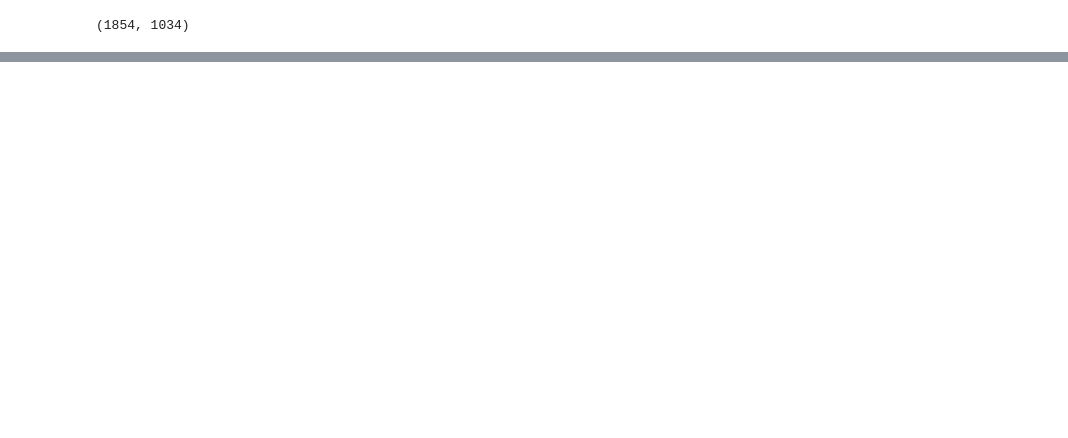
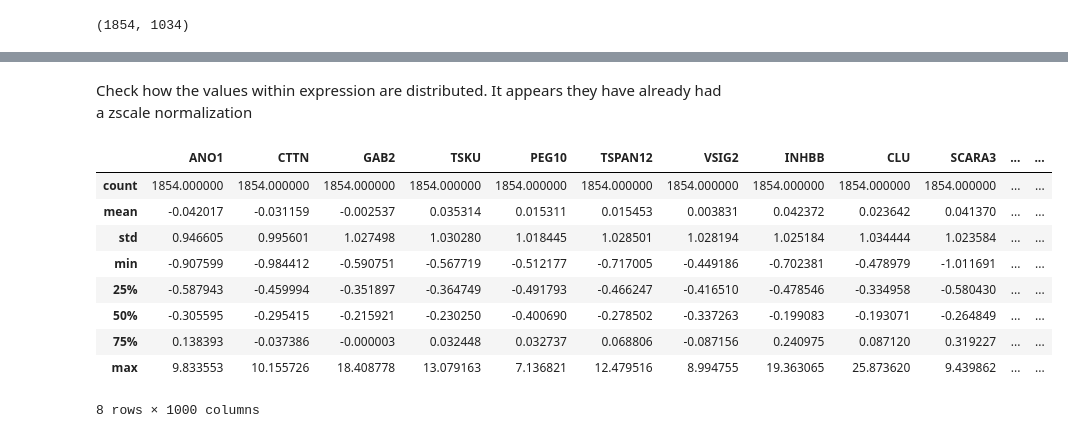
Before and after one commit to aaditya0106/cancer-dashboard, a Jupyter notebook: nciDataAnalysis.ipynb, the cells around one changed output, grey strips where cells are left out. Saved outputs shown, nothing was run; the diff lists cells and outputs as text; code cells hidden in the pictures; blank space fills up the shorter version.

```diff
--- a/nciDataAnalysis.ipynb
+++ b/nciDataAnalysis.ipynb
@@ -294,0 +311,4 @@ print(filtered_geneClinical2.shape)
+# %%
+# select only the columns with gene expression data
+df = filtered_geneClinical2.iloc[:, 1:1001]
+df.head()
@@ -294,0 +323,15 @@ print(filtered_geneClinical2.shape)
+# %% [markdown]
+Check how the values within expression are distributed. It appears they have already had a zscale normalization
+# %%
+df.describe()
+# %% [output]
+|  | ANO1 | CTTN | GAB2 | TSKU | PEG10 | TSPAN12 | VSIG2 | INHBB | CLU | SCARA3 | ... | ... |
+| count | 1854.000000 | 1854.000000 | 1854.000000 | 1854.000000 | 1854.000000 | 1854.000000 | 1854.000000 | 1854.000000 | 1854.000000 | 1854.000000 | ... | ... |
+| mean | -0.042017 | -0.031159 | -0.002537 | 0.035314 | 0.015311 | 0.015453 | 0.003831 | 0.042372 | 0.023642 | 0.041370 | ... | ... |
+| std | 0.946605 | 0.995601 | 1.027498 | 1.030280 | 1.018445 | 1.028501 | 1.028194 | 1.025184 | 1.034444 | 1.023584 | ... | ... |
+| min | -0.907599 | -0.984412 | -0.590751 | -0.567719 | -0.512177 | -0.717005 | -0.449186 | -0.702381 | -0.478979 | -1.011691 | ... | ... |
+| 25% | -0.587943 | -0.459994 | -0.351897 | -0.364749 | -0.491793 | -0.466247 | -0.416510 | -0.478546 | -0.334958 | -0.580430 | ... | ... |
+| 50% | -0.305595 | -0.295415 | -0.215921 | -0.230250 | -0.400690 | -0.278502 | -0.337263 | -0.199083 | -0.193071 | -0.264849 | ... | ... |
+| 75% | 0.138393 | -0.037386 | -0.000003 | 0.032448 | 0.032737 | 0.068806 | -0.087156 | 0.240975 | 0.087120 | 0.319227 | ... | ... |
+| max | 9.833553 | 10.155726 | 18.408778 | 13.079163 | 7.136821 | 12.479516 | 8.994755 | 19.363065 | 25.873620 | 9.439862 | ... | ... |
+8 rows × 1000 columns
```
Also changed, not shown: parts of 26 cells of this notebook, 2 other files.
